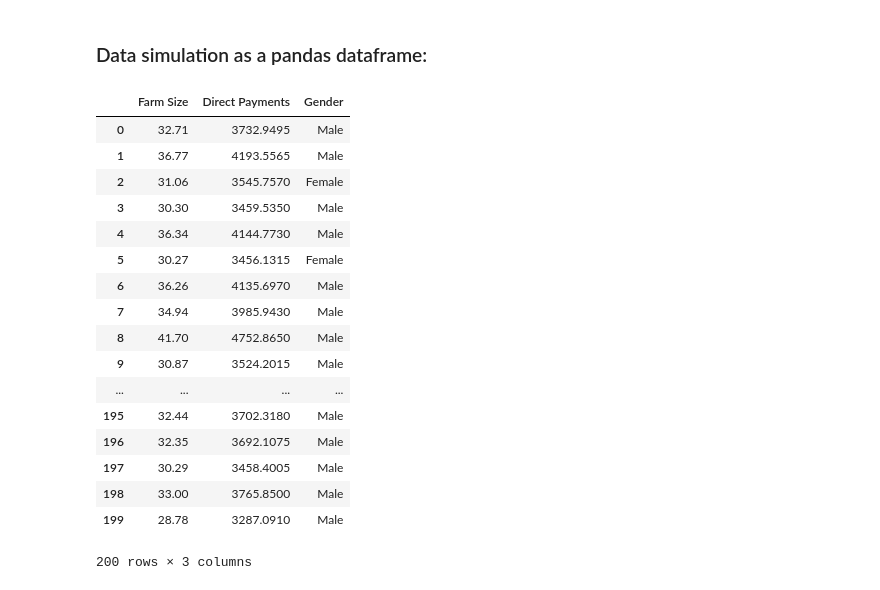
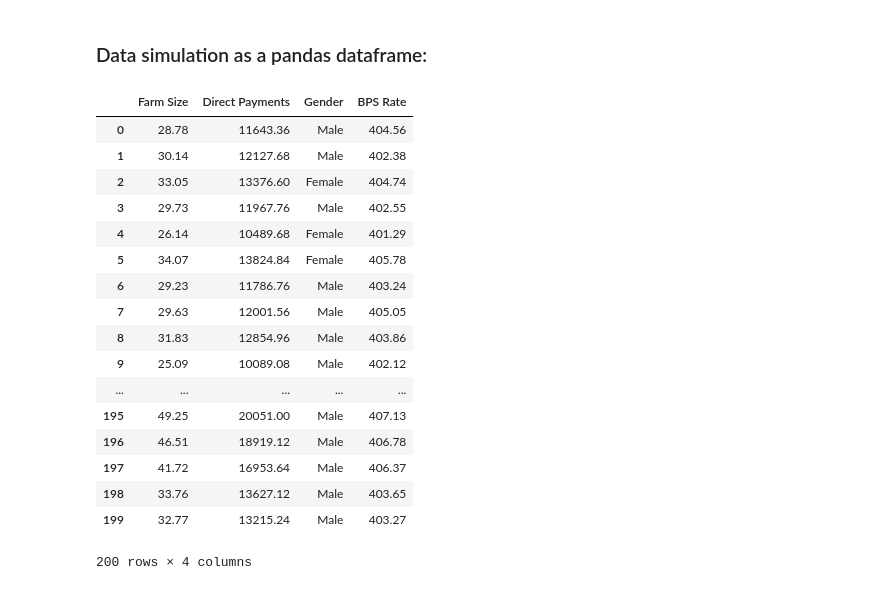
Before and after one commit to johndunne2019/PDA-Project-Data-Simulation, a Jupyter notebook: Data-Simulation.ipynb, the cells around one changed output. Saved outputs shown, nothing was run; the diff lists cells and outputs as text; code cells hidden in the pictures.

```diff
--- a/Data-Simulation.ipynb
+++ b/Data-Simulation.ipynb
@@ -410,7 +410,7 @@ I have decided to generate data for a sample size of 200 farmholdings.
 #### Data Simulation of farm sizes in Ireland using the Normal distribution:
 # %%
 # If I wanted the same data to be generated each time I would set a seed using numpy.random.seed
-farm_size = np.random.normal(32.4, 4.6, 200).round(2)
+farm_size = np.random.normal(32.4, 8.2, 200).round(2)
 # normal distribution
 # mean set to 32.4 hectares
 # standard deviation set to 4.6 hectares
@@ -581,10 +578,10 @@ I think using numpy.random.randint in this way will be useful in capturing the v
 # %% [markdown]
 **Complete the simulation:**
 # %%
-direct_payment= farm_size* 113.45 + np.random.randint(110)
+direct_payment= farm_size* 412 - np.random.randint(200, 300, farm_size.size)
 # I have generated direct payment amounts bases on number of hectares
 # I have added noise to ths distribution using numpy.random.randint to add some random integer to the basic calculation
 # The reason for this is their is a variation in entitlement amount per farm
-direct_payment.astype(int)
-# print direct payment displayed as an integer
+direct_payment.round(2)
+# print direct payment rounded to decimal places
 # %% [output]
@@ -645,0 +662,3 @@ sns.relplot(x="Farm Size", y="Direct Payments", data=df);
+# %%
+Rate_All= direct_payment/farm_size
+Rate_All
@@ -686,24 +725,24 @@ array(['Male', 'Male', 'Female', 'Male', 'Male', 'Female', 'Male', 'Male',
 # %% [markdown]
 ### Data simulation as a pandas dataframe:
 # %%
-df = pd.DataFrame(data={"Farm Size": farm_size, "Direct Payments": direct_payment, "Gender": Gender})
+df = pd.DataFrame(data={"Farm Size": farm_size, "Direct Payments": direct_payment.round(2), "Gender": Gender, "BPS Rate": Rate_All.round(2)})
 df
 # %% [output]
-|  | Farm Size | Direct Payments | Gender |
-| 0 | 32.71 | 3732.9495 | Male |
-| 1 | 36.77 | 4193.5565 | Male |
-| 2 | 31.06 | 3545.7570 | Female |
-| 3 | 30.30 | 3459.5350 | Male |
-| 4 | 36.34 | 4144.7730 | Male |
-| 5 | 30.27 | 3456.1315 | Female |
-| 6 | 36.26 | 4135.6970 | Male |
-| 7 | 34.94 | 3985.9430 | Male |
-| 8 | 41.70 | 4752.8650 | Male |
-| 9 | 30.87 | 3524.2015 | Male |
-| ... | ... | ... | ... |
-| 195 | 32.44 | 3702.3180 | Male |
-| 196 | 32.35 | 3692.1075 | Male |
-| 197 | 30.29 | 3458.4005 | Male |
-| 198 | 33.00 | 3765.8500 | Male |
-| 199 | 28.78 | 3287.0910 | Male |
+|  | Farm Size | Direct Payments | Gender | BPS Rate |
+| 0 | 28.78 | 11643.36 | Male | 404.56 |
+| 1 | 30.14 | 12127.68 | Male | 402.38 |
+| 2 | 33.05 | 13376.60 | Female | 404.74 |
+| 3 | 29.73 | 11967.76 | Male | 402.55 |
+| 4 | 26.14 | 10489.68 | Female | 401.29 |
+| 5 | 34.07 | 13824.84 | Female | 405.78 |
+| 6 | 29.23 | 11786.76 | Male | 403.24 |
+| 7 | 29.63 | 12001.56 | Male | 405.05 |
+| 8 | 31.83 | 12854.96 | Male | 403.86 |
+| 9 | 25.09 | 10089.08 | Male | 402.12 |
+| ... | ... | ... | ... | ... |
+| 195 | 49.25 | 20051.00 | Male | 407.13 |
+| 196 | 46.51 | 18919.12 | Male | 406.78 |
+| 197 | 41.72 | 16953.64 | Male | 406.37 |
+| 198 | 33.76 | 13627.12 | Male | 403.65 |
+| 199 | 32.77 | 13215.24 | Male | 403.27 |
-200 rows × 3 columns
+200 rows × 4 columns
```
Also changed, not shown: parts of 24 cells of this notebook.
